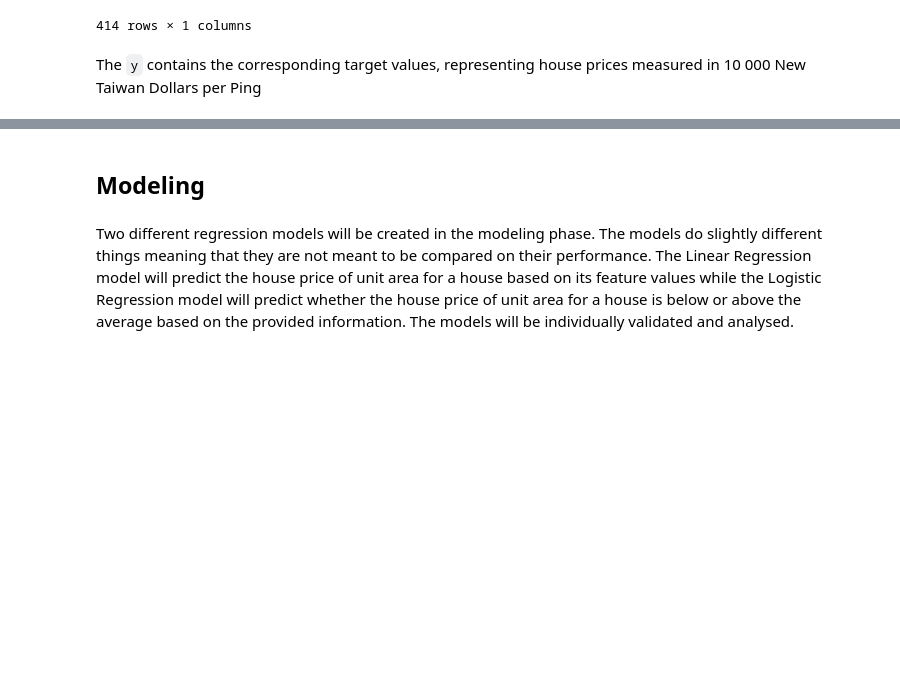
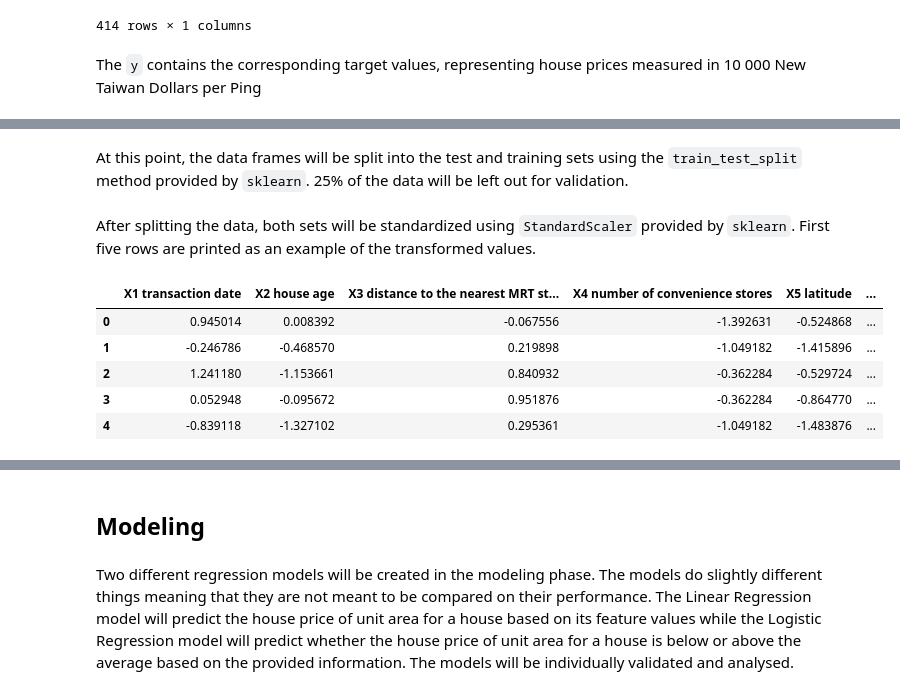
Before and after one commit to sandra-sanj/data_handling_and_mml_exercises, a Jupyter notebook: exercise_4.ipynb, the cells around one changed output, grey strips where cells are left out. Cells and saved outputs as stored; diff of their text form; code cells hidden in the pictures; blank space fills up the shorter version.

```diff
--- a/exercise_4.ipynb
+++ b/exercise_4.ipynb
@@ -119,13 +101,23 @@ for col in X.columns:
+# %% [markdown]
+At this point, the data frames will be split into the test and training sets using the `train_test_split` method provided by `sklearn`. 25% of the data will be left out for validation.
 # %%
 from sklearn.model_selection import train_test_split
 
 X_train, X_test, y_train, y_test = train_test_split(X, y, test_size=0.25, random_state=123)
+# %% [markdown]
+After splitting the data, both sets will be standardized using `StandardScaler` provided by `sklearn`. First five rows are printed as an example of the transformed values.
 # %%
-import pandas as pd
-from sklearn.linear_model import LogisticRegression
 from sklearn.preprocessing import StandardScaler
-from sklearn.metrics import confusion_matrix
 
 scaler = StandardScaler()
 X_train = pd.DataFrame(scaler.fit_transform(X_train), columns=X.columns)
 X_test = pd.DataFrame(scaler.transform(X_test), columns=X.columns)
+
+X_train.head(5)
+# %% [output]
+|  | X1 transaction date | X2 house age | X3 distance to the nearest MRT st... | X4 number of convenience stores | X5 latitude | ... |
+| 0 | 0.945014 | 0.008392 | -0.067556 | -1.392631 | -0.524868 | ... |
+| 1 | -0.246786 | -0.468570 | 0.219898 | -1.049182 | -1.415896 | ... |
+| 2 | 1.241180 | -1.153661 | 0.840932 | -0.362284 | -0.529724 | ... |
+| 3 | 0.052948 | -0.095672 | 0.951876 | -0.362284 | -0.864770 | ... |
+| 4 | -0.839118 | -1.327102 | 0.295361 | -1.049182 | -1.483876 | ... |
```
Also changed, not shown: parts of 11 cells of this notebook.
